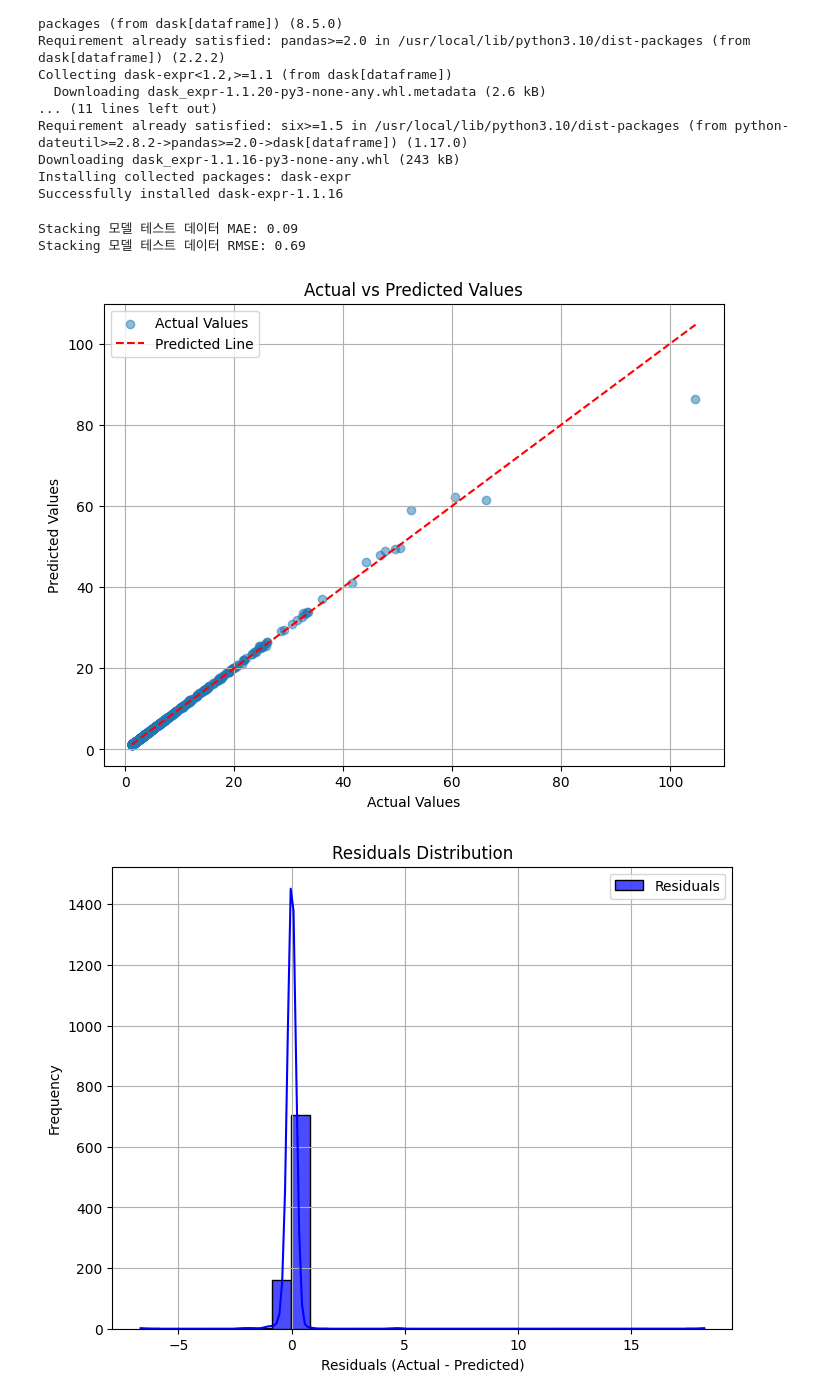
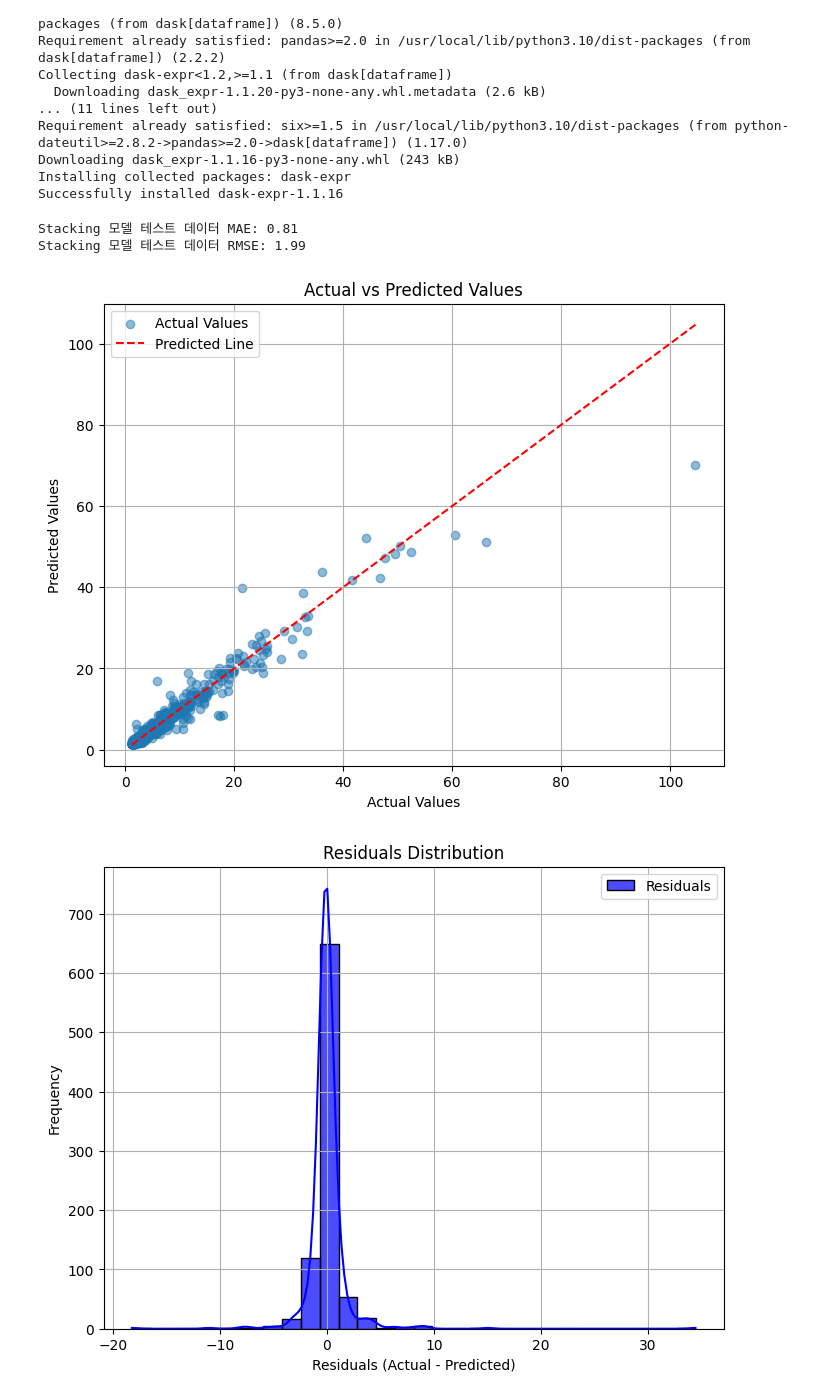
Before and after one commit to huhjayeon/cbm-prediction-model, a Jupyter notebook: cbm_prediction_Stacking_Ensemble.ipynb, the cells around one changed output. Saved outputs shown, nothing was run; the diff lists cells and outputs as text; code cells hidden in the pictures.

```diff
--- a/cbm_prediction_Stacking_Ensemble.ipynb
+++ b/cbm_prediction_Stacking_Ensemble.ipynb
@@ -73,7 +73,7 @@ outliers = merged_with_counts[merged_with_counts['total_pckg_cbm'] > merged_with
 filtered_data = merged_with_counts[merged_with_counts['total_pckg_cbm'] <= merged_with_counts['max_possible_cbm']]
 
 # 독립 변수와 종속 변수 설정
-X = filtered_data[['sku_total_volume', 'sku_count', 'total_qty', 'pallet_height']]
+X = filtered_data[['sku_total_volume', 'sku_count', 'total_qty']]
 y = filtered_data['total_pckg_cbm']
 
 # 하한값 설정 (y > 1.21)
@@ -111,37 +111,37 @@ stacking_model.fit(X_train, y_train)
 # 예측 및 평가
 y_test_pred = stacking_model.predict(X_test)
 mae = mean_absolute_error(y_test, y_test_pred)
 rmse = mean_squared_error(y_test, y_test_pred, squared=False)
 
 print(f"Stacking 모델 테스트 데이터 MAE: {mae:.2f}")
 print(f"Stacking 모델 테스트 데이터 RMSE: {rmse:.2f}")
 
 # 시각화: 실제값 vs 예측값
 plt.figure(figsize=(8, 6))
 plt.scatter(y_test, y_test_pred, alpha=0.5, label="Actual Values")
 plt.plot([y_test.min(), y_test.max()], [y_test.min(), y_test.max()], 'r--', label="Predicted Line")
 plt.title("Actual vs Predicted Values")
 plt.xlabel("Actual Values")
 plt.ylabel("Predicted Values")
 plt.legend()
 plt.grid()
 plt.show()
 
 # 시각화: 잔차 분포
 residuals = y_test - y_test_pred
 plt.figure(figsize=(8, 6))
 sns.histplot(residuals, bins=30, kde=True, color='blue', alpha=0.7, label="Residuals")
 plt.title("Residuals Distribution")
 plt.xlabel("Residuals (Actual - Predicted)")
 plt.ylabel("Frequency")
 plt.legend()
 plt.grid()
 plt.show()
 # %% [output]
-Stacking 모델 테스트 데이터 MAE: 0.09
-Stacking 모델 테스트 데이터 RMSE: 0.69
+Stacking 모델 테스트 데이터 MAE: 0.81
+Stacking 모델 테스트 데이터 RMSE: 1.99
-[figure, old version]
+[figure, new version]
-[figure, old version]
+[figure, new version]
 # %%
 # K-fold Cross Validation 설정
 kf = KFold(n_splits=5, shuffle=True, random_state=42)
```
Also changed, not shown: parts of 1 cell of this notebook.
